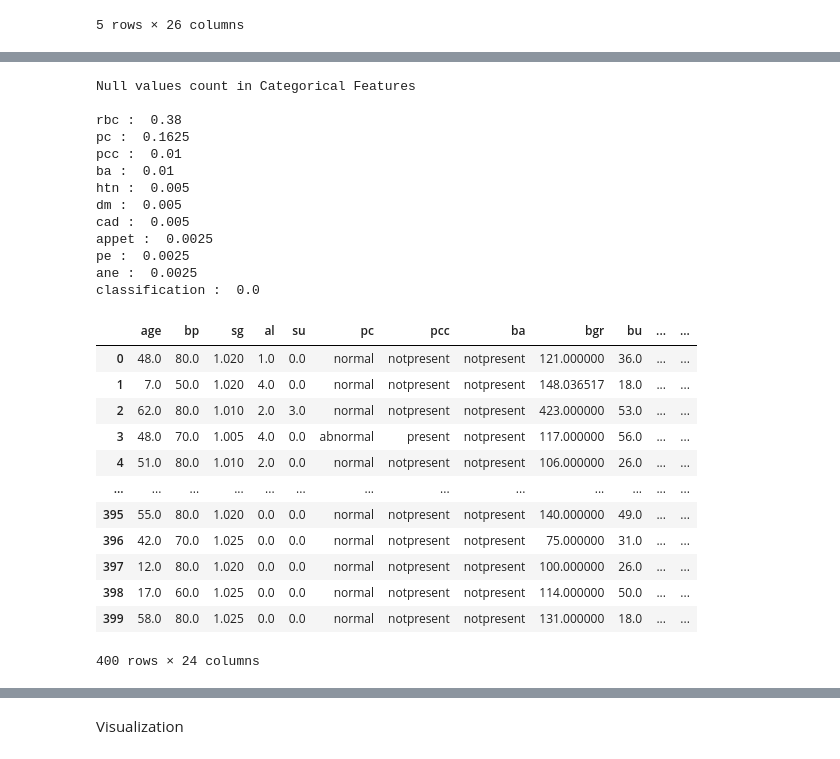
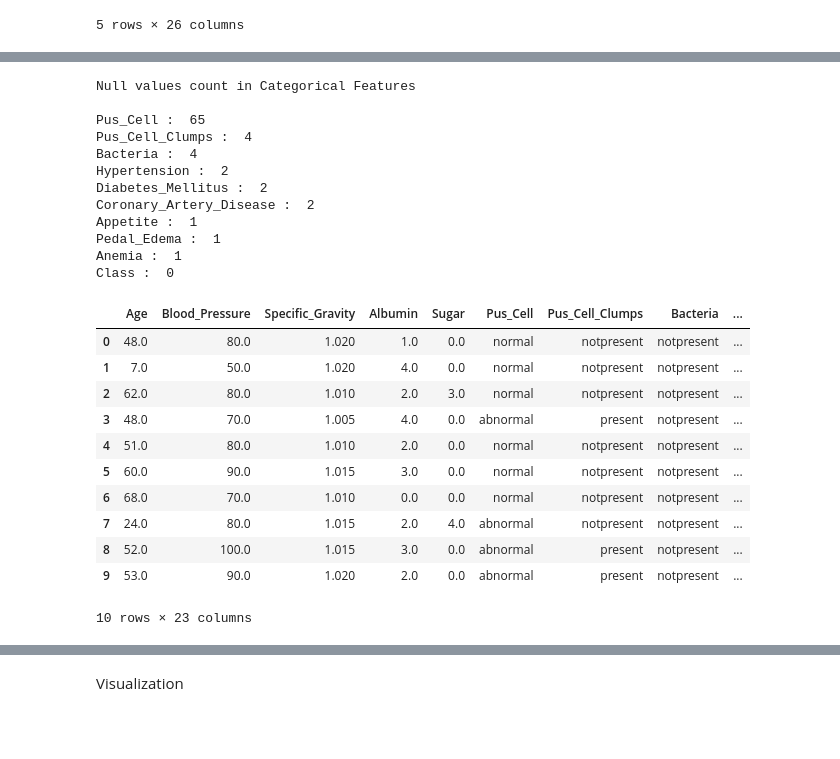
Before and after one commit to himashax/ML_Assignment2_IT19128696_IT19156170_IT19134468, a Jupyter notebook: IT19128696_IT19156170_IT19134468.ipynb, the cells around one changed output, grey strips where cells are left out. Saved outputs shown, nothing was run; the diff lists cells and outputs as text; code cells hidden in the pictures; blank space fills up the shorter version.

```diff
--- a/IT19128696_IT19156170_IT19134468.ipynb
+++ b/IT19128696_IT19156170_IT19134468.ipynb
@@ -90,0 +147,8 @@ data['pcv'] = pd.to_numeric(data['pcv'], errors='coerce')
+# %%
+
+data = data.replace({'Diabetes_Mellitus':{'\tno':'no', '\tyes':'yes', ' yes':'yes'} ,
+                     'Coronary_Artery_Disease':{'\tno':'no'},
+                     'Class':{'ckd\t':'ckd'}})
+
+# Display the changed unique values
+pd.unique(data[['Diabetes_Mellitus', 'Coronary_Artery_Disease', 'Class']].values.ravel())
@@ -121,2 +170,0 @@ classification :  ['ckd' 'ckd\t' 'notckd']
-# %%
-data = data.replace({'dm':{'\tno':'no', '\tyes':'yes', ' yes':'yes'} ,'cad':{'\tno':'no'}, 'classification':{'ckd\t':'ckd'}})
@@ -166,9 +192,9 @@ rc :  131
 # %%
+# Replace the null values with the median value of the column
 for i in numeric_features:
-    data[i].fillna(data[i].mean(), inplace =True)
+    data[i].fillna(data[i].median(), inplace =True)
 
+# Display the null value count
 for i in numeric_features:
     print(i, ': ', data[i].isna().sum())
-
-data.head(20)
 # %% [output]
@@ -207,39 +216,35 @@ rc :  0
 # %%
-# replace cat
 print('Null values count in Categorical Features \n')
 
 for i in obj_features:
-    print(i, ': ', data[i].isna().mean())
+    print(i, ': ', data[i].isna().sum())
 # %% [output]
 Null values count in Categorical Features
 
-rbc :  0.38
-pc :  0.1625
-pcc :  0.01
-ba :  0.01
-htn :  0.005
-dm :  0.005
-cad :  0.005
-appet :  0.0025
-pe :  0.0025
-ane :  0.0025
-classification :  0.0
+Pus_Cell :  65
+Pus_Cell_Clumps :  4
+Bacteria :  4
+Hypertension :  2
+Diabetes_Mellitus :  2
+Coronary_Artery_Disease :  2
+Appetite :  1
+Pedal_Edema :  1
+Anemia :  1
+Class :  0
-# %%
-data = data.drop('rbc', axis=1)
 # %%
+# Replace the null values in categorical columns woth the frequent value
 data = data.apply(lambda x: x.fillna(x.value_counts().index[0]))
-data
+data.head(10)
 # %% [output]
-|  | age | bp | sg | al | su | pc | pcc | ba | bgr | bu | ... | ... |
-| 0 | 48.0 | 80.0 | 1.020 | 1.0 | 0.0 | normal | notpresent | notpresent | 121.000000 | 36.0 | ... | ... |
-| 1 | 7.0 | 50.0 | 1.020 | 4.0 | 0.0 | normal | notpresent | notpresent | 148.036517 | 18.0 | ... | ... |
-| 2 | 62.0 | 80.0 | 1.010 | 2.0 | 3.0 | normal | notpresent | notpresent | 423.000000 | 53.0 | ... | ... |
-| 3 | 48.0 | 70.0 | 1.005 | 4.0 | 0.0 | abnormal | present | notpresent | 117.000000 | 56.0 | ... | ... |
-| 4 | 51.0 | 80.0 | 1.010 | 2.0 | 0.0 | normal | notpresent | notpresent | 106.000000 | 26.0 | ... | ... |
-| ... | ... | ... | ... | ... | ... | ... | ... | ... | ... | ... | ... | ... |
-| 395 | 55.0 | 80.0 | 1.020 | 0.0 | 0.0 | normal | notpresent | notpresent | 140.000000 | 49.0 | ... | ... |
-| 396 | 42.0 | 70.0 | 1.025 | 0.0 | 0.0 | normal | notpresent | notpresent | 75.000000 | 31.0 | ... | ... |
-| 397 | 12.0 | 80.0 | 1.020 | 0.0 | 0.0 | normal | notpresent | notpresent | 100.000000 | 26.0 | ... | ... |
-| 398 | 17.0 | 60.0 | 1.025 | 0.0 | 0.0 | normal | notpresent | notpresent | 114.000000 | 50.0 | ... | ... |
-| 399 | 58.0 | 80.0 | 1.025 | 0.0 | 0.0 | normal | notpresent | notpresent | 131.000000 | 18.0 | ... | ... |
+|  | Age | Blood_Pressure | Specific_Gravity | Albumin | Sugar | Pus_Cell | Pus_Cell_Clumps | Bacteria | ... |
+| 0 | 48.0 | 80.0 | 1.020 | 1.0 | 0.0 | normal | notpresent | notpresent | ... |
+| 1 | 7.0 | 50.0 | 1.020 | 4.0 | 0.0 | normal | notpresent | notpresent | ... |
+| 2 | 62.0 | 80.0 | 1.010 | 2.0 | 3.0 | normal | notpresent | notpresent | ... |
+| 3 | 48.0 | 70.0 | 1.005 | 4.0 | 0.0 | abnormal | present | notpresent | ... |
+| 4 | 51.0 | 80.0 | 1.010 | 2.0 | 0.0 | normal | notpresent | notpresent | ... |
+| 5 | 60.0 | 90.0 | 1.015 | 3.0 | 0.0 | normal | notpresent | notpresent | ... |
+| 6 | 68.0 | 70.0 | 1.010 | 0.0 | 0.0 | normal | notpresent | notpresent | ... |
+| 7 | 24.0 | 80.0 | 1.015 | 2.0 | 4.0 | abnormal | notpresent | notpresent | ... |
+| 8 | 52.0 | 100.0 | 1.015 | 3.0 | 0.0 | abnormal | present | notpresent | ... |
+| 9 | 53.0 | 90.0 | 1.020 | 2.0 | 0.0 | abnormal | present | notpresent | ... |
-400 rows × 24 columns
+10 rows × 23 columns
```
Also changed, not shown: parts of 37 cells of this notebook.
